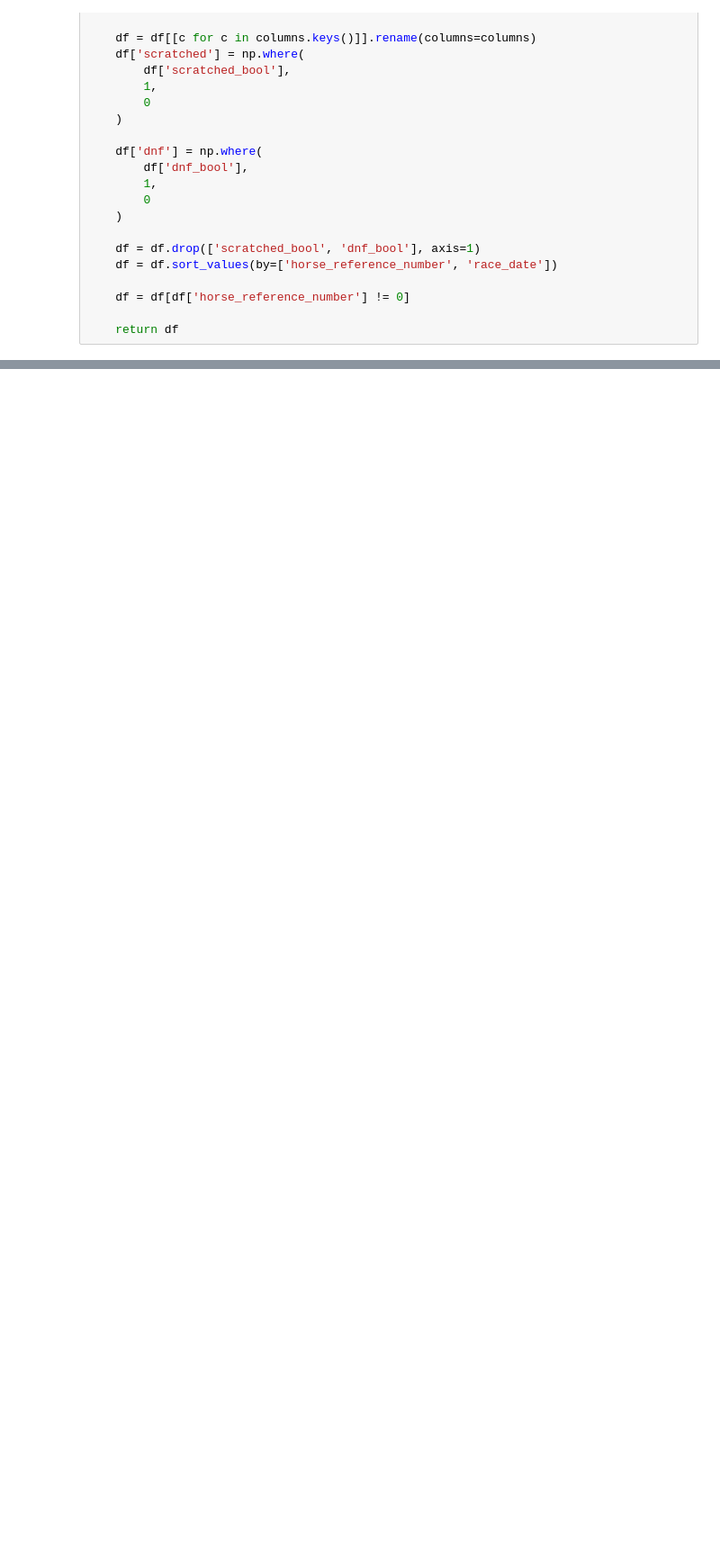
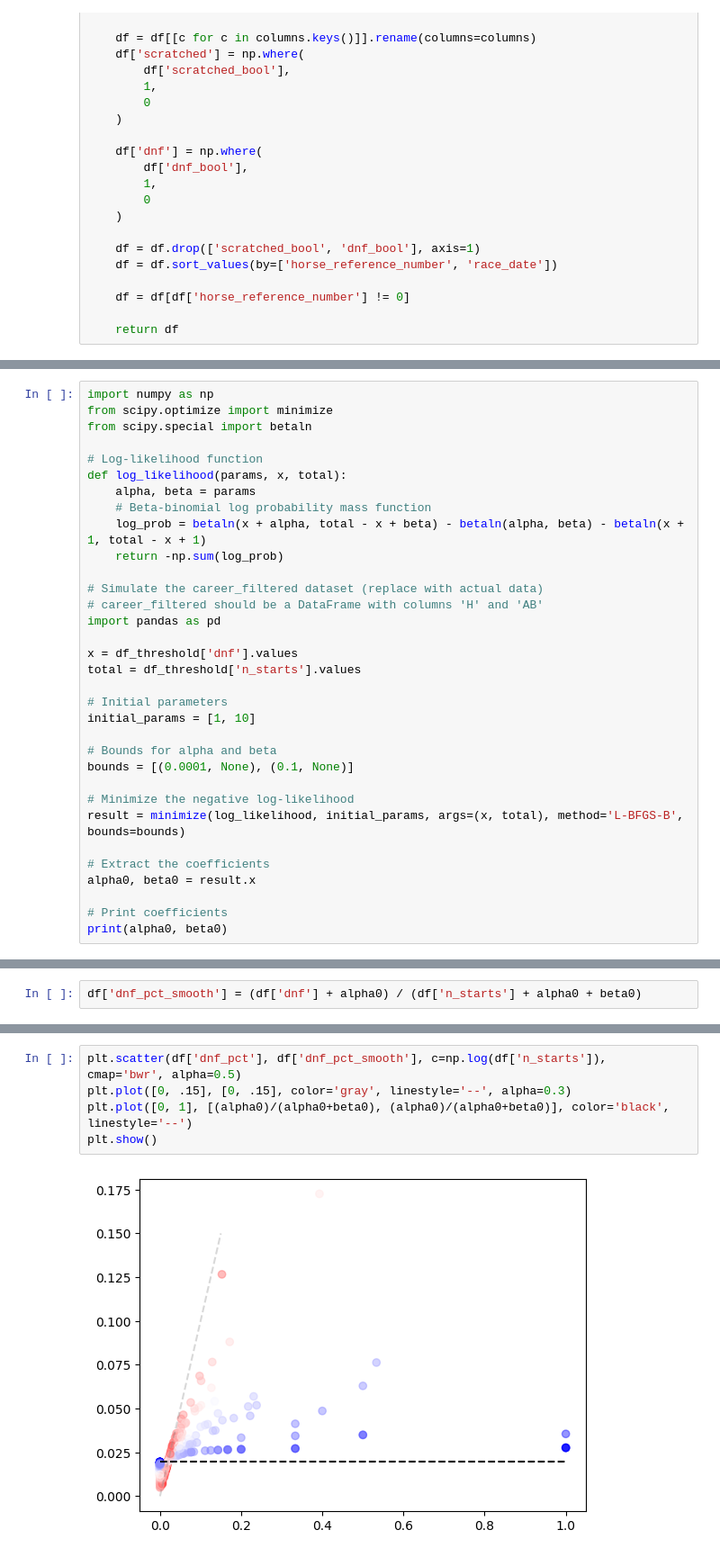
Before and after one commit to jhull40/hisa-trainer-injury, a Jupyter notebook: src/testing.ipynb, the cells around one changed output, grey strips where cells are left out. Shown at 90% size. Cells and saved outputs as stored; diff of their text form; blank space fills up the shorter version.

```diff
--- a/src/testing.ipynb
+++ b/src/testing.ipynb
@@ -248,0 +533,33 @@ for an expected model,
+# %%
+import numpy as np
+from scipy.optimize import minimize
+from scipy.special import betaln
+
+# Log-likelihood function
+def log_likelihood(params, x, total):
+    alpha, beta = params
+    # Beta-binomial log probability mass function
+    log_prob = betaln(x + alpha, total - x + beta) - betaln(alpha, beta) - betaln(x + 1, total - x + 1)
+    return -np.sum(log_prob)
+
+# Simulate the career_filtered dataset (replace with actual data)
+# career_filtered should be a DataFrame with columns 'H' and 'AB'
+import pandas as pd
+
+x = df_threshold['dnf'].values
+total = df_threshold['n_starts'].values
+
+# Initial parameters
+initial_params = [1, 10]
+
+# Bounds for alpha and beta
+bounds = [(0.0001, None), (0.1, None)]
+
+# Minimize the negative log-likelihood
+result = minimize(log_likelihood, initial_params, args=(x, total), method='L-BFGS-B', bounds=bounds)
+
+# Extract the coefficients
+alpha0, beta0 = result.x
+
+# Print coefficients
+print(alpha0, beta0)
@@ -248,0 +602,2 @@ for an expected model,
+# %%
+df['dnf_pct_smooth'] = (df['dnf'] + alpha0) / (df['n_starts'] + alpha0 + beta0)
@@ -248,0 +612,7 @@ for an expected model,
+# %%
+plt.scatter(df['dnf_pct'], df['dnf_pct_smooth'], c=np.log(df['n_starts']), cmap='bwr', alpha=0.5)
+plt.plot([0, .15], [0, .15], color='gray', linestyle='--', alpha=0.3)
+plt.plot([0, 1], [(alpha0)/(alpha0+beta0), (alpha0)/(alpha0+beta0)], color='black', linestyle='--')
+plt.show()
+# %% [output]
+[figure, added]
```
Also changed, not shown: parts of 72 cells of this notebook, 1 other file.
